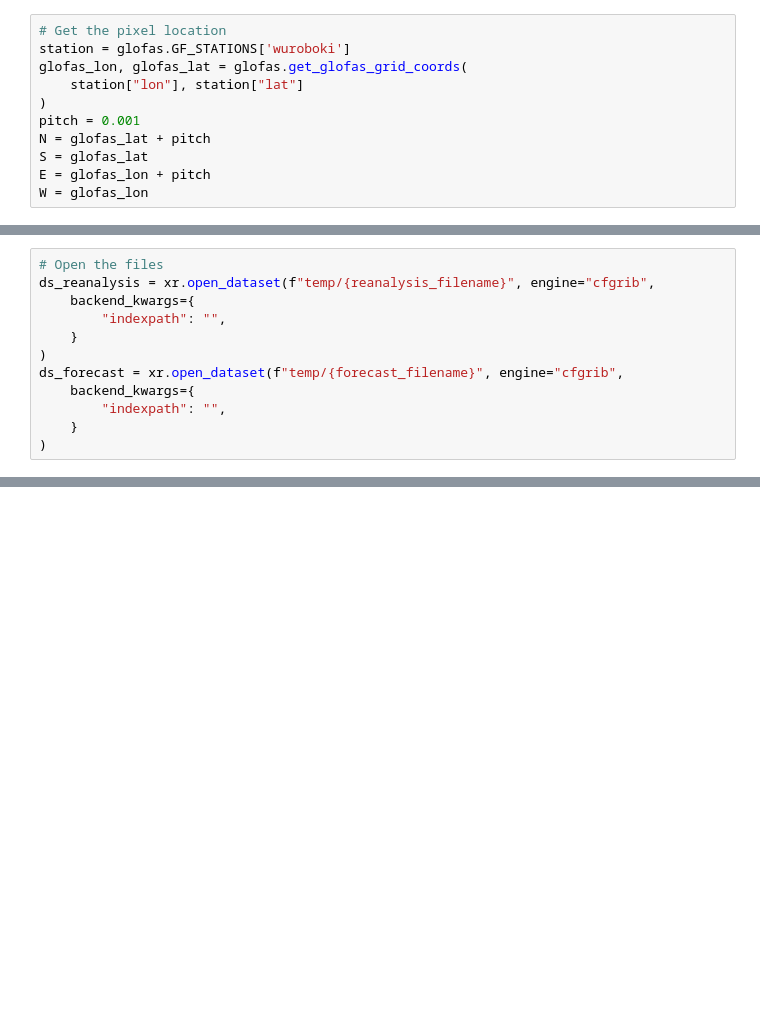
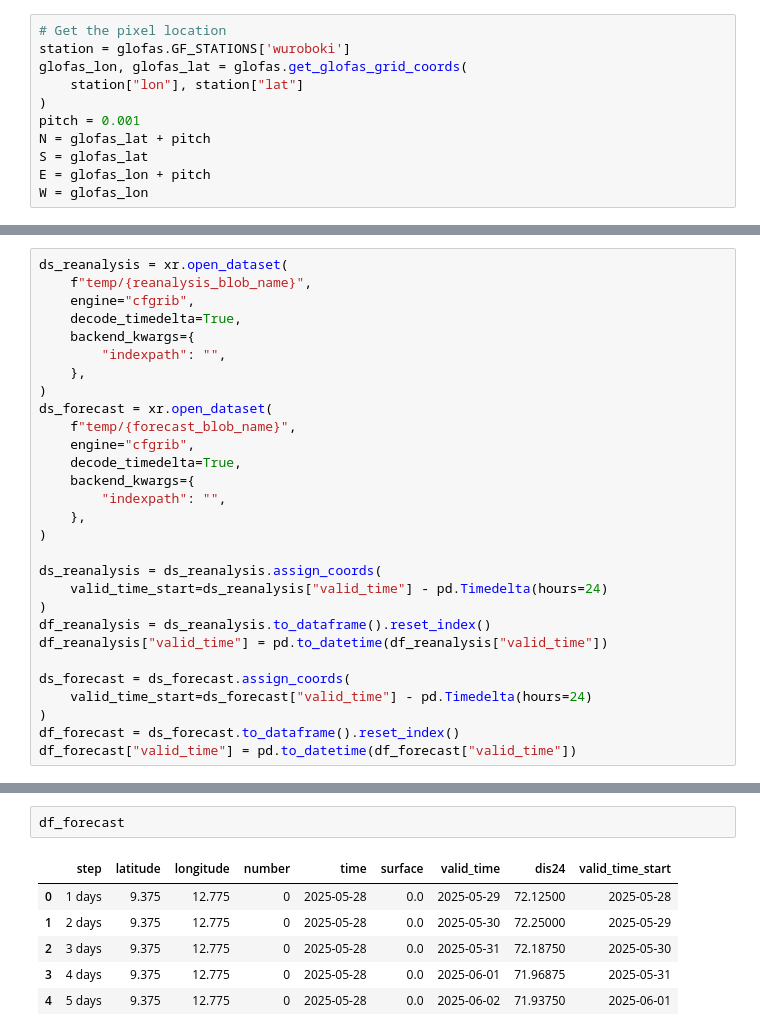
Before and after one commit to OCHA-DAP/ds-aa-nga-flooding, a Jupyter notebook: exploration/get_glofas.ipynb, the cells around one changed output, grey strips where cells are left out. Saved outputs shown, nothing was run; the diff lists cells and outputs as text; blank space fills up the shorter version.

```diff
--- a/exploration/get_glofas.ipynb
+++ b/exploration/get_glofas.ipynb
@@ -87,12 +139,29 @@ before downloading the dataset.
 # %%
-# Open the files
-ds_reanalysis = xr.open_dataset(f"temp/{reanalysis_filename}", engine="cfgrib",
+ds_reanalysis = xr.open_dataset(
+    f"temp/{reanalysis_blob_name}",
+    engine="cfgrib",
+    decode_timedelta=True,
     backend_kwargs={
         "indexpath": "",
-    }
+    },
 )
-ds_forecast = xr.open_dataset(f"temp/{forecast_filename}", engine="cfgrib",
+ds_forecast = xr.open_dataset(
+    f"temp/{forecast_blob_name}",
+    engine="cfgrib",
+    decode_timedelta=True,
     backend_kwargs={
         "indexpath": "",
-    }
+    },
 )
+
+ds_reanalysis = ds_reanalysis.assign_coords(
+    valid_time_start=ds_reanalysis["valid_time"] - pd.Timedelta(hours=24)
+)
+df_reanalysis = ds_reanalysis.to_dataframe().reset_index()
+df_reanalysis["valid_time"] = pd.to_datetime(df_reanalysis["valid_time"])
+
+ds_forecast = ds_forecast.assign_coords(
+    valid_time_start=ds_forecast["valid_time"] - pd.Timedelta(hours=24)
+)
+df_forecast = ds_forecast.to_dataframe().reset_index()
+df_forecast["valid_time"] = pd.to_datetime(df_forecast["valid_time"])
@@ -165,0 +196,9 @@ plt.tight_layout()
+# %%
+df_forecast
+# %% [output]
+|  | step | latitude | longitude | number | time | surface | valid_time | dis24 | valid_time_start |
+| 0 | 1 days | 9.375 | 12.775 | 0 | 2025-05-28 | 0.0 | 2025-05-29 | 72.12500 | 2025-05-28 |
+| 1 | 2 days | 9.375 | 12.775 | 0 | 2025-05-28 | 0.0 | 2025-05-30 | 72.25000 | 2025-05-29 |
+| 2 | 3 days | 9.375 | 12.775 | 0 | 2025-05-28 | 0.0 | 2025-05-31 | 72.18750 | 2025-05-30 |
+| 3 | 4 days | 9.375 | 12.775 | 0 | 2025-05-28 | 0.0 | 2025-06-01 | 71.96875 | 2025-05-31 |
+| 4 | 5 days | 9.375 | 12.775 | 0 | 2025-05-28 | 0.0 | 2025-06-02 | 71.93750 | 2025-06-01 |
```
Also changed, not shown: parts of 19 cells of this notebook.
